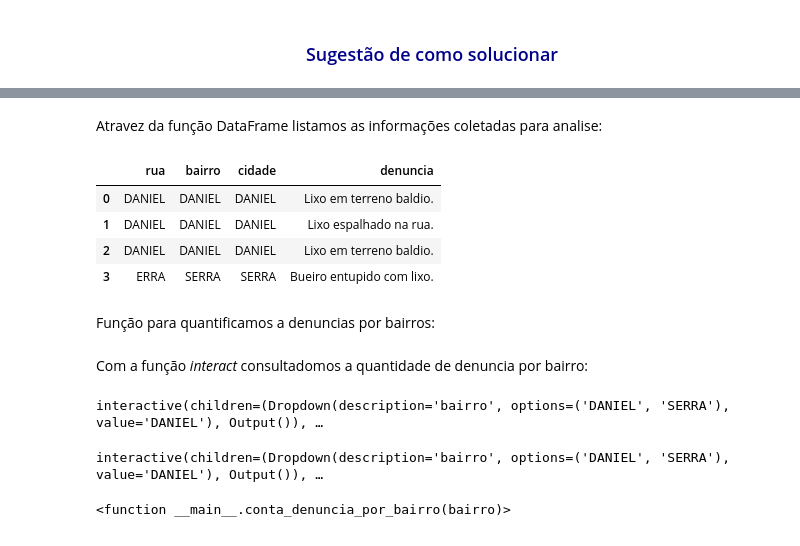
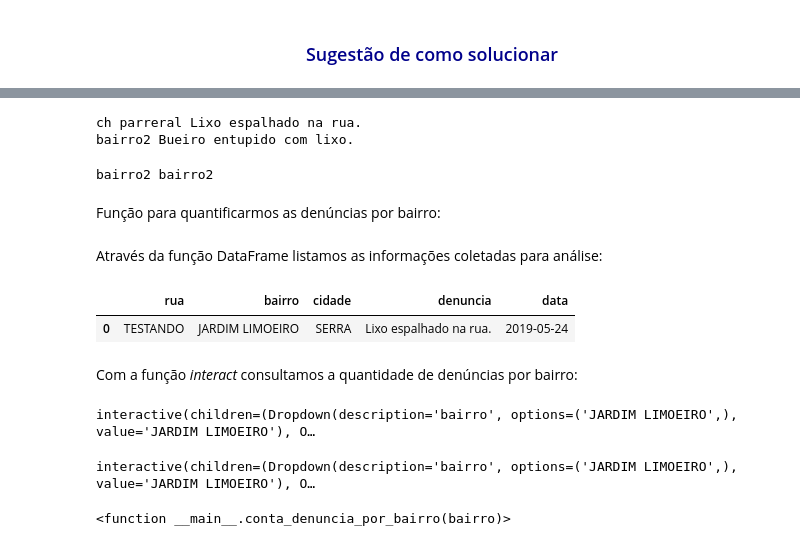
Before and after one commit to DanielGGuerra/-Despejo-irregular-de-lixo-no-meio-urbano, a Jupyter notebook: Despejo irregular de lixo no meio urbano.ipynb, the cells around one changed output, grey strips where cells are left out. Drawn from its saved outputs; the diff is of its cells as text; code cells hidden in the pictures.

```diff
--- a/Despejo irregular de lixo no meio urbano.ipynb
+++ b/Despejo irregular de lixo no meio urbano.ipynb
@@ -162,34 +155 @@ dados=[]
 </p>
-# %%
-while 1:
-    dicionario = {}
-    nome_usuario = input("Digite seu nome: ")
-    rua = input("Digite o nome da rua: ")
-    bairro = input("Digite o nome do bairro: ")
-    cidade = input("Digite o nome da cidade: ")
-    denuncia = int(input("Escolha um tipo de denúncia: \n1 - Lixo em terreno baldio. \n2 - Lixo espalhado na rua. \n3 - Bueiro entupido com lixo. \n4 - Lixo despejado no litoral (praia). \n"))
-
-    descricao = input("Digite uma breve descrição sobre a denúncia: ")
-
-    dicionario['nome'] = nome_usuario.upper()
-    dicionario['rua'] = rua.upper()
-    dicionario['bairro'] = bairro.upper()
-    dicionario['cidade'] = cidade.upper()
-    dicionario['descricao'] = descricao.upper()
-
-    if denuncia == 1:
-        dicionario['denuncia'] = 'Lixo em terreno baldio.'
-    elif denuncia == 2:
-        dicionario['denuncia'] = 'Lixo espalhado na rua.'
-    elif denuncia == 3:
-        dicionario['denuncia'] = 'Bueiro entupido com lixo.'
-    elif denuncia == 4:
-        dicionario['denuncia'] = 'Lixo despejado no litoral (praia).'
-    else:
-        print("Erro! Digite um número válido!")
-        break
-
-    dados.append(dicionario)
-    parada = input('Deseja sair do programa? (s-n)')
-    if (parada == 's' or parada == 'S'):
-        break;
@@ -208,0 +228,16 @@ Deseja sair do programa? (s-n)s
+# %%
+with open('dados.csv', newline='') as csvfile:
+    reader = csv.DictReader(csvfile)
+    for row in reader:
+        print(row['bairro'], row['denuncia'])
+# %% [output]
+ch parreral Lixo espalhado na rua.
+bairro2 Bueiro entupido com lixo.
+# %%
+print(row['bairro'],row['bairro'])
+# %% [output]
+bairro2 bairro2
+# %% [markdown]
+<p>
+    Função para quantificarmos as denúncias por bairro:
+</p>
@@ -209,19 +294,12 @@ Deseja sair do programa? (s-n)s
 # %% [markdown]
 <p>
-    Atravez da função DataFrame listamos as informações coletadas para analise:
+    Através da função DataFrame listamos as informações coletadas para análise:
 </p>
 # %%
-#Listando todas as denucias cadastradas
+#Listando todas as denúncias cadastradas:
 import pandas as pd
 
-pd.DataFrame(dados, columns=['rua','bairro','cidade','denuncia'])
+pd.DataFrame(dados, columns=['rua','bairro','cidade','denuncia','data'])
 # %% [output]
-|  | rua | bairro | cidade | denuncia |
-| 0 | DANIEL | DANIEL | DANIEL | Lixo em terreno baldio. |
-| 1 | DANIEL | DANIEL | DANIEL | Lixo espalhado na rua. |
-| 2 | DANIEL | DANIEL | DANIEL | Lixo em terreno baldio. |
-| 3 | ERRA | SERRA | SERRA | Bueiro entupido com lixo. |
+|  | rua | bairro | cidade | denuncia | data |
+| 0 | TESTANDO | JARDIM LIMOEIRO | SERRA | Lixo espalhado na rua. | 2019-05-24 |
-# %% [markdown]
-<p>
-    Função para quantificamos a denuncias por bairros:
-</p>
@@ -276,20 +306,20 @@ def grafico_denuncia_por_bairro(bairro):
 # %% [markdown]
 <p>
-    Com a função <em>interact</em> consultadomos a quantidade de denuncia por bairro:
+    Com a função <em>interact</em> consultamos a quantidade de denúncias por bairro:
 </p>
 # %%
-#Utilizando o interact para mostrar as quantidade de denucia por cidade
+#Utilizando o Interact para mostrar as quantidade de denúncias por bairro:
 import ipywidgets as widgets
 from ipywidgets import interact, interactive
 
 bairros = []
 for i in range(len(dados)):
-    if dados[i]['cidade'] not in bairros:
-        bairros.append(dados[i]['cidade'])
+    if dados[i]['bairro'] not in bairros:
+        bairros.append(dados[i]['bairro'])
 
 interact(grafico_denuncia_por_bairro, bairro=bairros)
 interact(conta_denuncia_por_bairro, bairro=bairros)
 # %% [output]
-interactive(children=(Dropdown(description='bairro', options=('DANIEL', 'SERRA'), value='DANIEL'), Output()), …
+interactive(children=(Dropdown(description='bairro', options=('JARDIM LIMOEIRO',), value='JARDIM LIMOEIRO'), O…
-interactive(children=(Dropdown(description='bairro', options=('DANIEL', 'SERRA'), value='DANIEL'), Output()), …
+interactive(children=(Dropdown(description='bairro', options=('JARDIM LIMOEIRO',), value='JARDIM LIMOEIRO'), O…
 <function __main__.conta_denuncia_por_bairro(bairro)>
```
Also changed, not shown: parts of 11 cells of this notebook.
